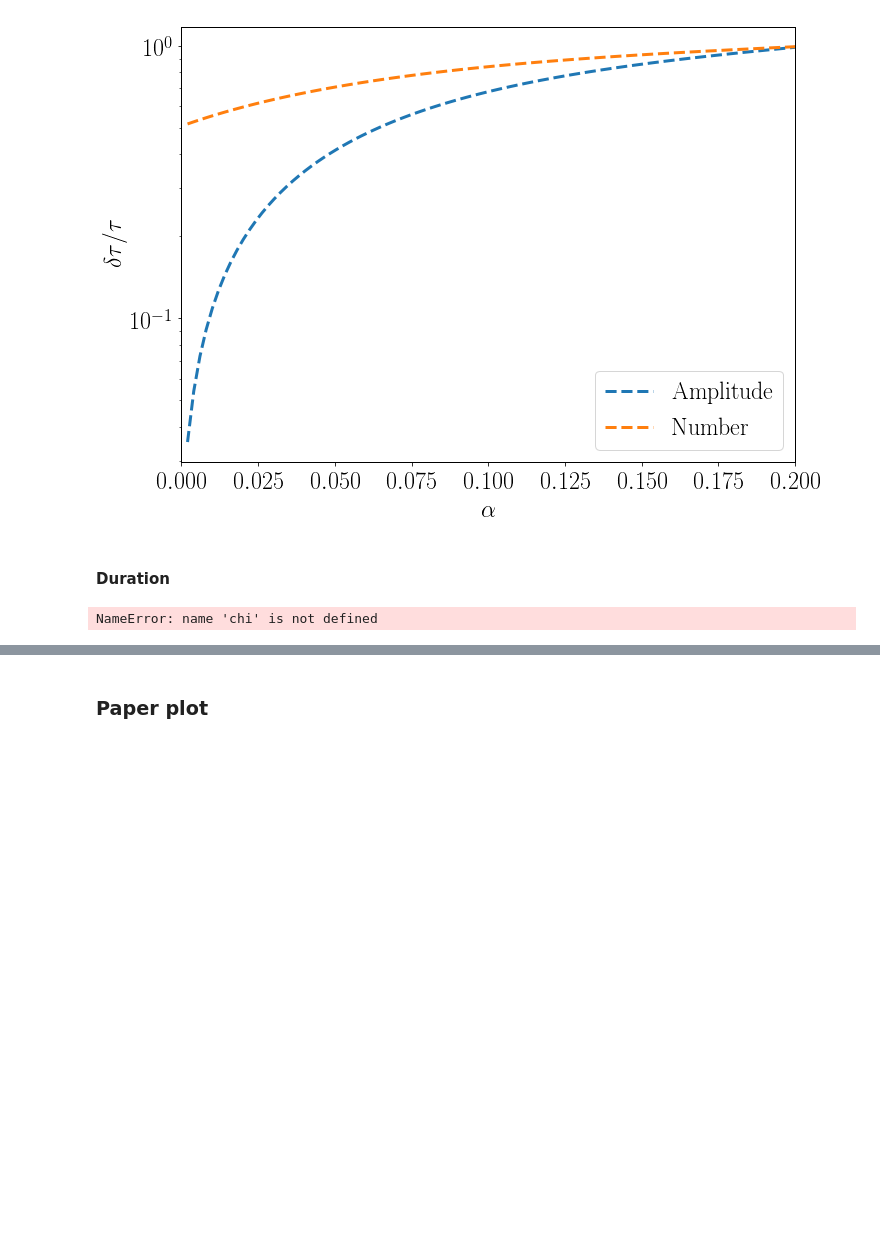
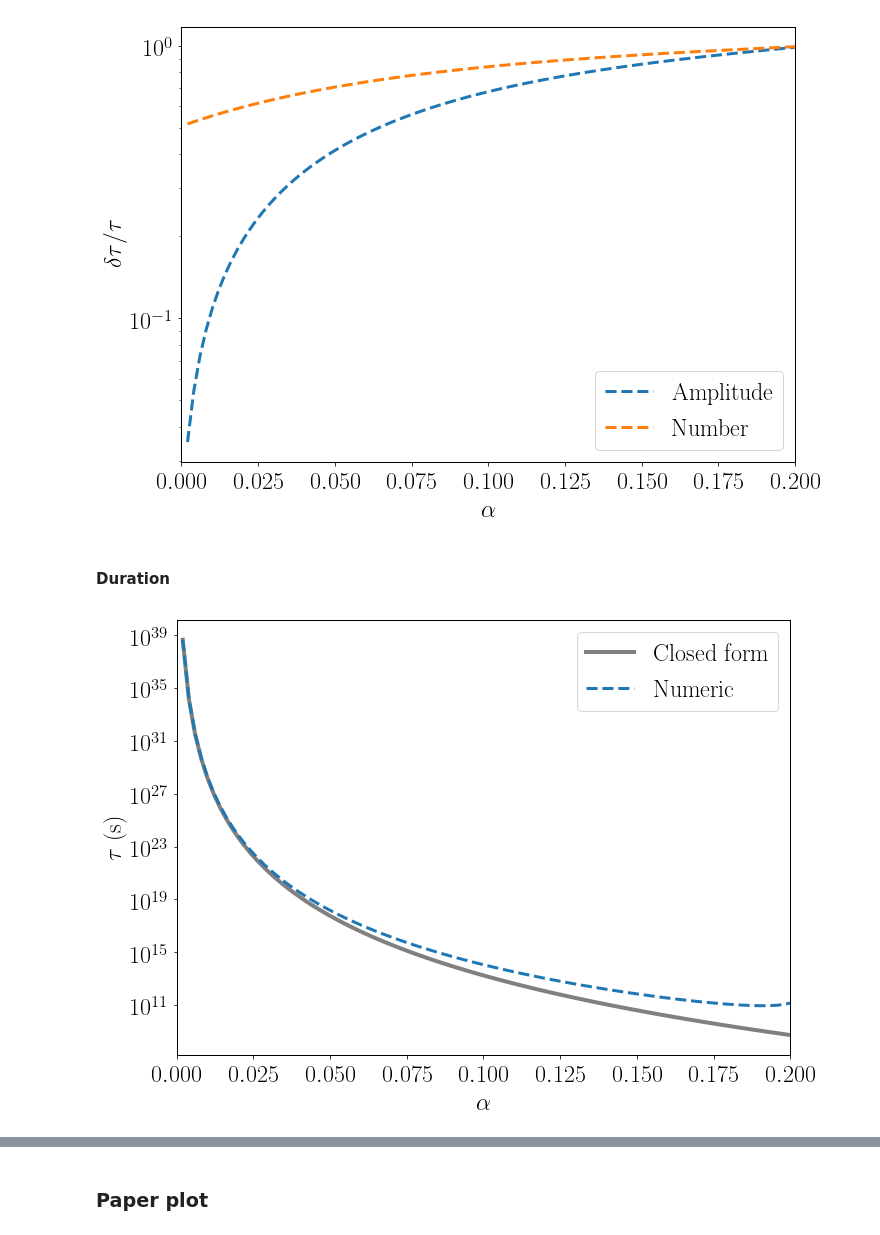
Before and after one commit to maxisi/gwaxion, a Jupyter notebook: examples/timescales.ipynb, the cells around one changed output, grey strips where cells are left out. Drawn from its saved outputs; the diff is of its cells as text; code cells hidden in the pictures; blank space fills up the shorter version.

```diff
--- a/examples/timescales.ipynb
+++ b/examples/timescales.ipynb
@@ -103,22 +103,26 @@ plt.show(fig)
 # %% [markdown]
 #### Duration
 # %%
+mbh_ex = 60
+mbh = mbh_ex*lal.MSUN_SI
+chi = 0.7
+
 fig, ax = plt.subplots(1, figsize=(11,8))
 
 tgws_ana = tgw(mbh_ex*physics.MSUN_SI, alphas, chi)
 ax.plot(alphas, tgws_ana, label='Closed form', lw=4, c='gray')
 ax.plot(alphas, tgws, label='Numeric', lw=3, ls='--')
 
 ax.set_xlim(0, 0.2)
 ax.set_yscale('log')
 ax.set_ylabel(r'$\tau$ (s)')
 ax.set_xlabel(r'$\alpha$')
 
 ax.legend(loc='best')
 
 plt.show(fig)
 # %% [output]
-NameError: name 'chi' is not defined
+[figure, added]
 # %%
 fig, ax = plt.subplots(1, figsize=(11,8))
 
```
Also changed, not shown: parts of 8 cells of this notebook, 7 other files.
